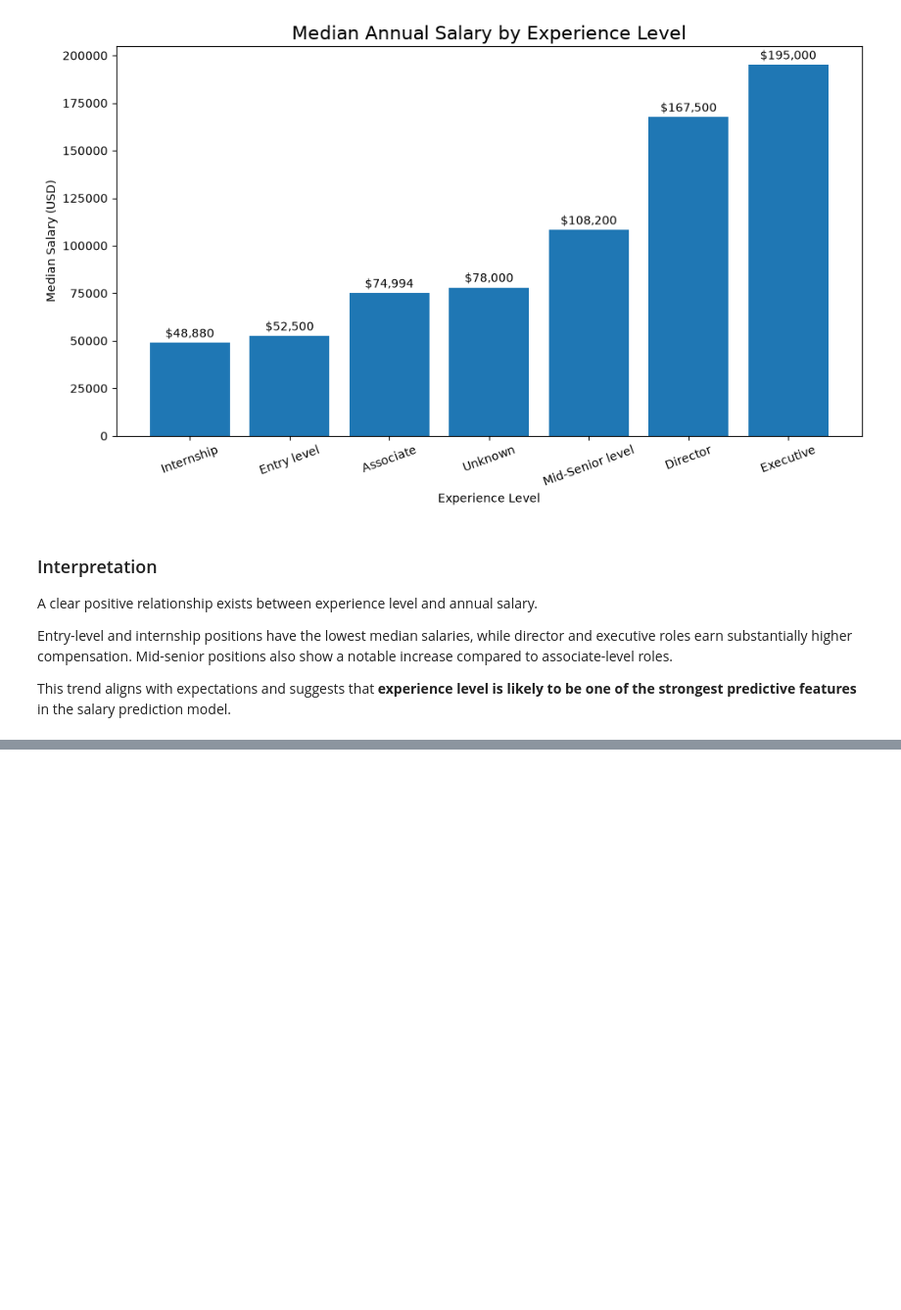
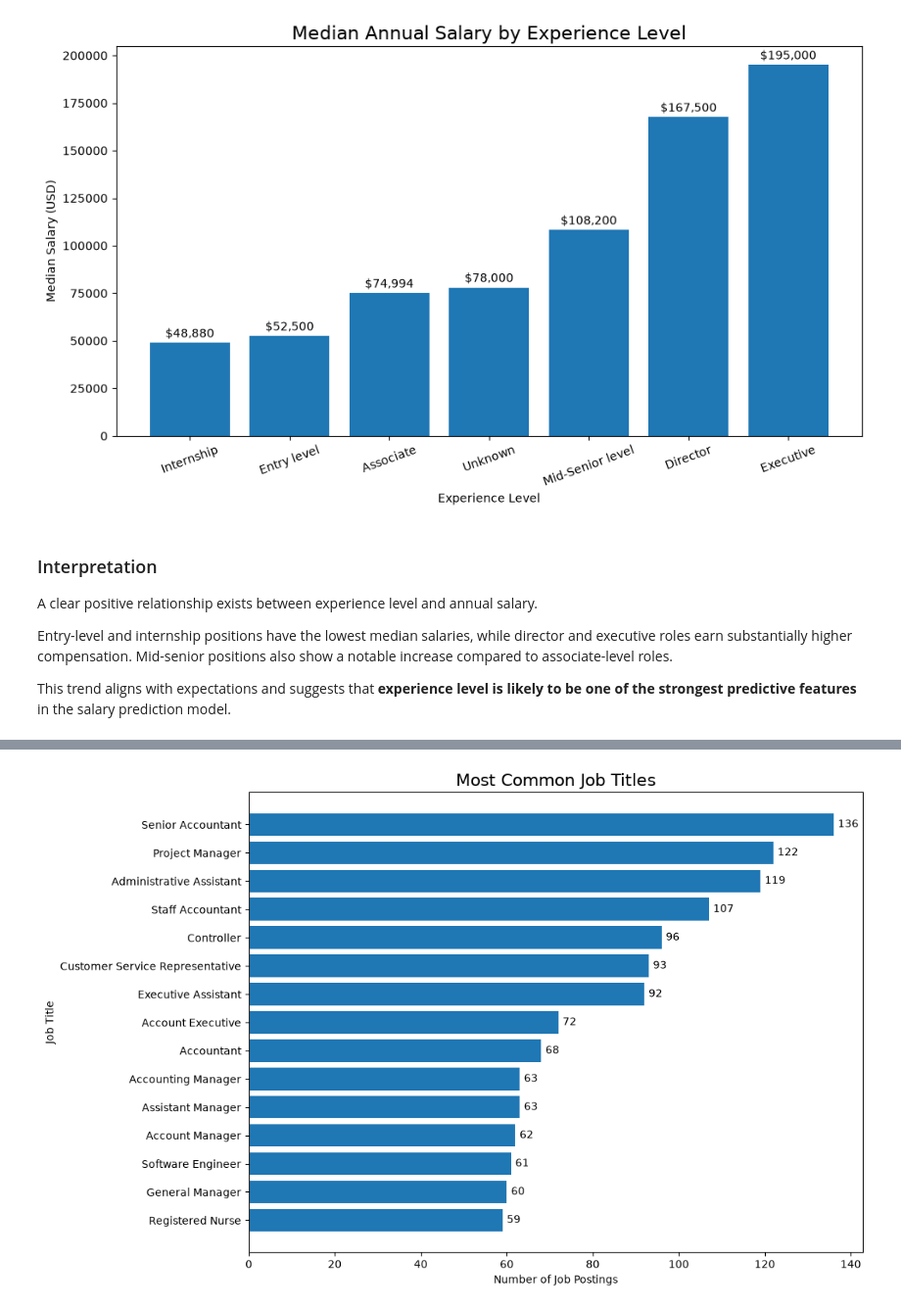
Before and after one commit to lavinma/salary-prediction-ml, a Jupyter notebook: notebooks/02_exploratory_data_analysis.ipynb, the cells around one changed output, grey strips where cells are left out. Shown at 98% size. Cells and saved outputs as stored; diff of their text form; code cells hidden in the pictures; blank space fills up the shorter version.

```diff
--- a/notebooks/02_exploratory_data_analysis.ipynb
+++ b/notebooks/02_exploratory_data_analysis.ipynb
@@ -191,0 +348,36 @@ If experience level shows a strong relationship with compensation, it is likely
+# %%
+common_titles = (
+    df["title"]
+      .value_counts()
+      .head(15)
+)
+
+plt.figure(figsize=(11, 7))
+
+bars = plt.barh(
+    common_titles.index,
+    common_titles.values
+)
+
+plt.title("Most Common Job Titles", fontsize=16)
+plt.xlabel("Number of Job Postings")
+plt.ylabel("Job Title")
+
+# Add count labels
+for bar in bars:
+    width = bar.get_width()
+    plt.text(
+        width + 1,
+        bar.get_y() + bar.get_height()/2,
+        f"{int(width)}",
+        va="center",
+        fontsize=10
+    )
+
+# Highest count at the top
+plt.gca().invert_yaxis()
+
+plt.tight_layout()
+plt.show()
+# %% [output]
+[figure, added]
```
Also changed, not shown: parts of 16 cells of this notebook.
